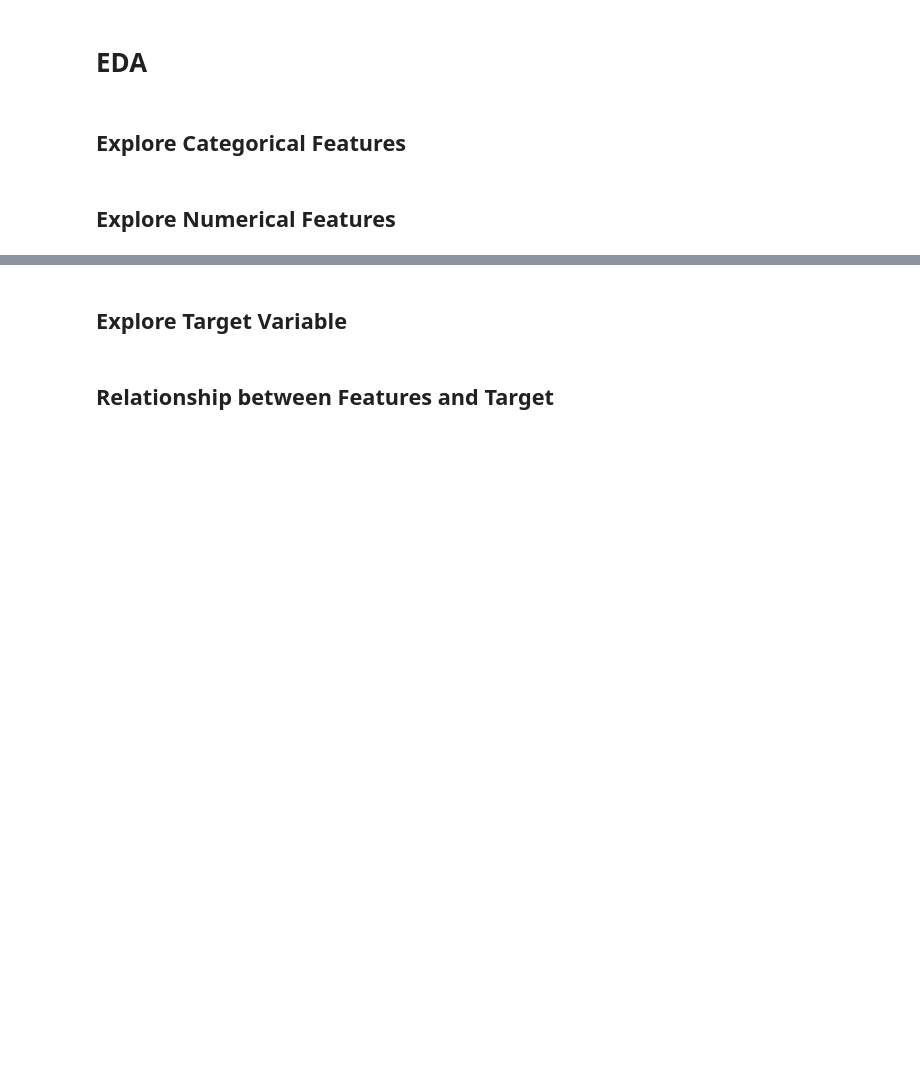
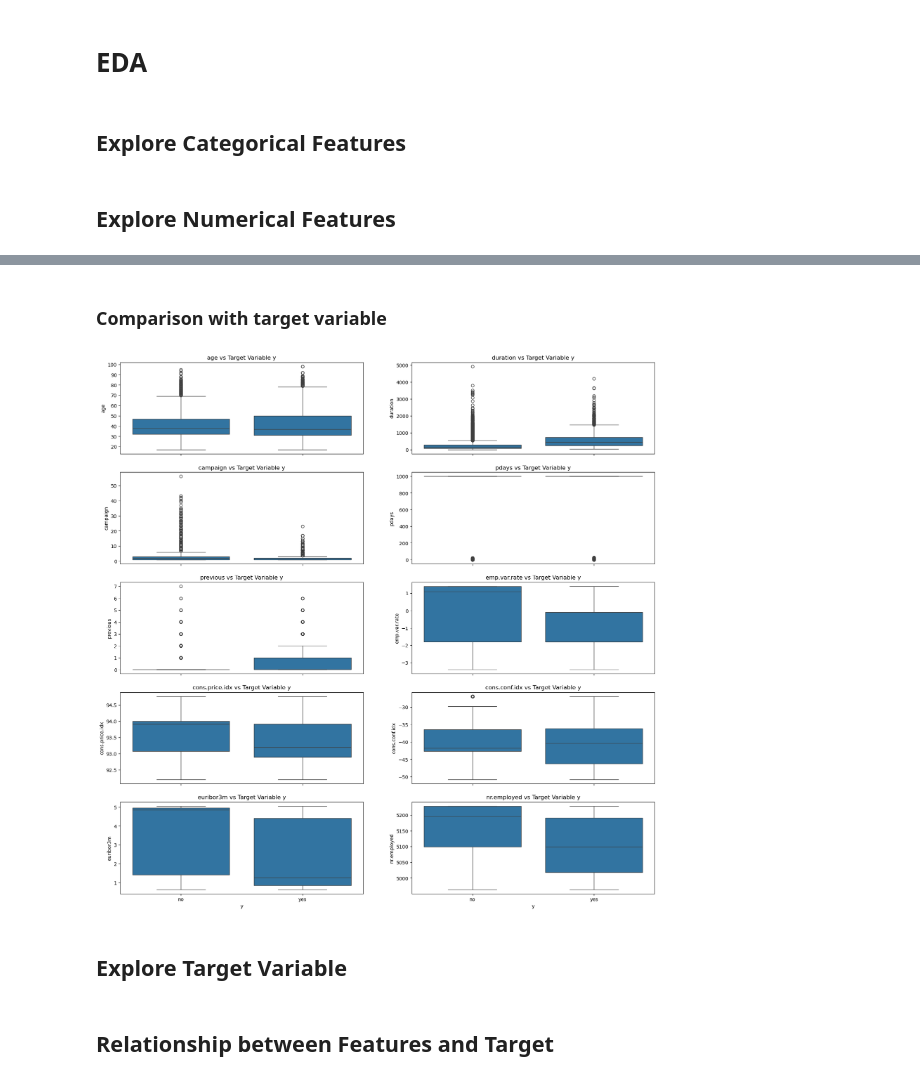
Before and after one commit to hathimazman/MachineLearning_Project2, a Jupyter notebook: Project.ipynb, the cells around one changed output, grey strips where cells are left out. Cells and saved outputs as stored; diff of their text form; code cells hidden in the pictures; blank space fills up the shorter version.

```diff
--- a/Project.ipynb
+++ b/Project.ipynb
@@ -39,3 +75,15 @@ warnings.filterwarnings("ignore")
+# %% [markdown]
+### Comparison with target variable
+# %%
+# Plot Numerical Columns against Target Variable y
+fig, ax = plt.subplots(figsize=(20, 20), ncols=2, nrows=len(NumCols)//2, sharex=True)
+for i, col in enumerate(NumCols):
+    sns.boxplot(x='y', y=col, data=df, ax=ax[i // 2, i % 2])
+    ax[i // 2, i % 2].set_title(f'{col} vs Target Variable y')
+    # ax[i // 2, i % 2].set_xlabel('Target Variable y')
+    ax[i // 2, i % 2].set_ylabel(col)
+# %% [output]
+[figure, added]
 # %% [markdown]
 ## Explore Target Variable
 # %% [markdown]
```
Also changed, not shown: parts of 2 cells of this notebook.
